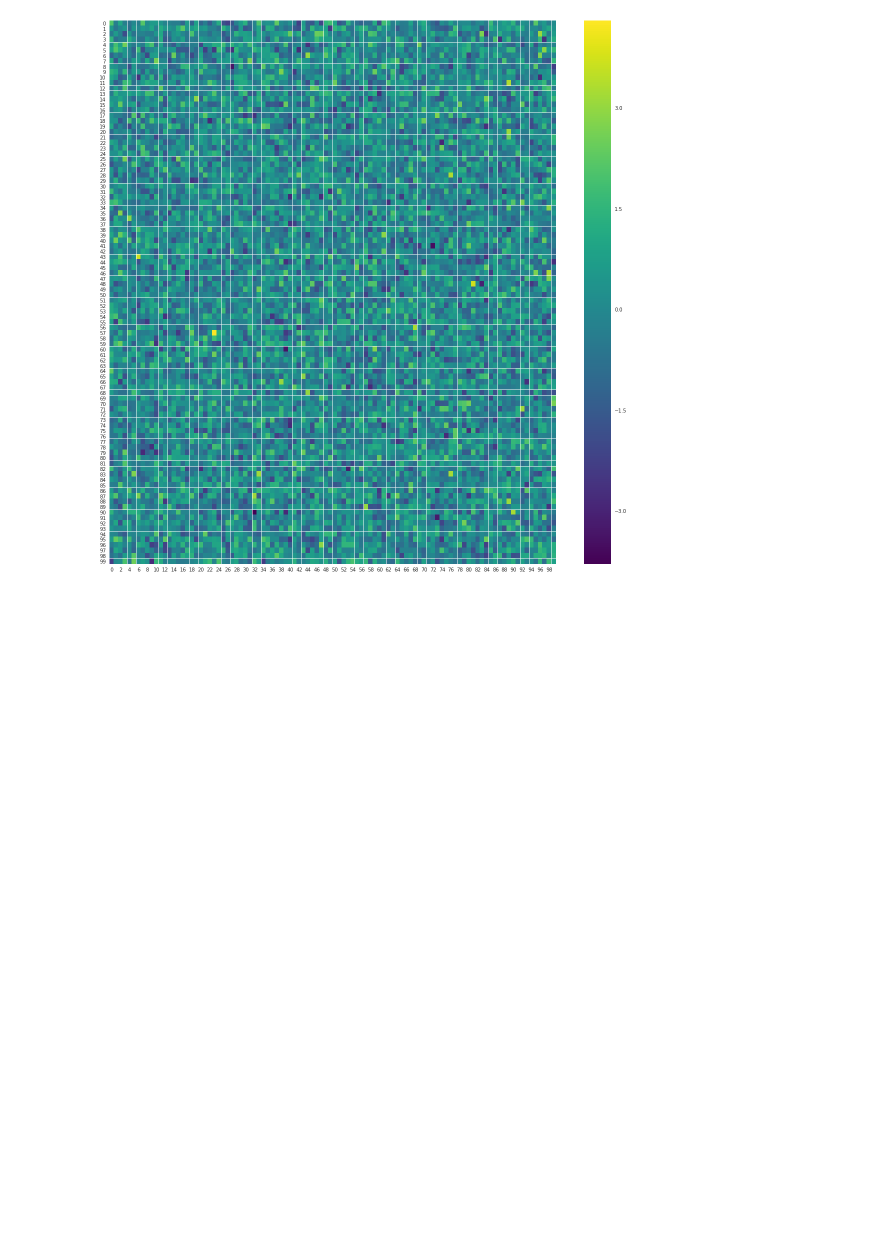
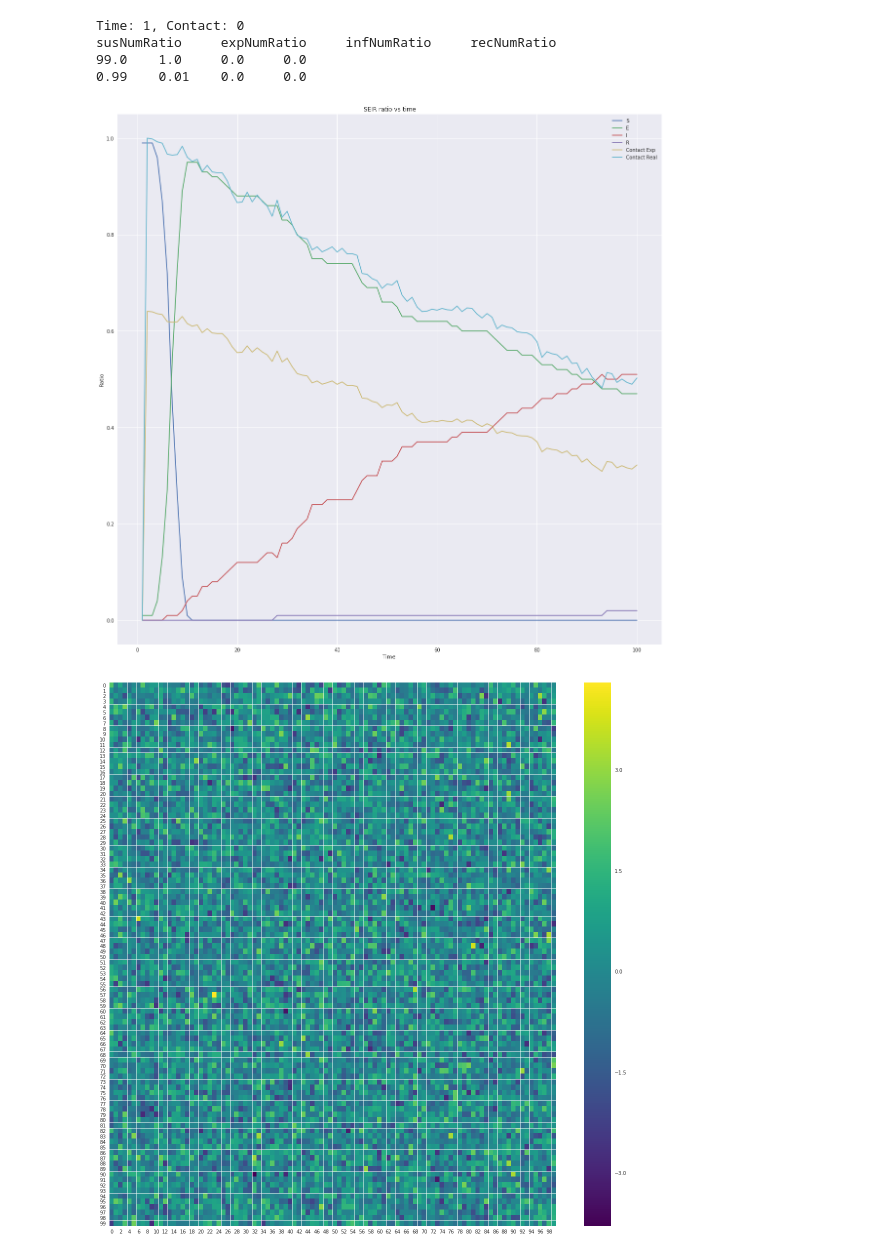
Before and after one commit to jligm-hash/5003grpProjects, a Jupyter notebook: finalCovid.ipynb, the cells around one changed output. Saved outputs shown, nothing was run; the diff lists cells and outputs as text; code cells hidden in the pictures; blank space fills up the shorter version.

```diff
--- a/finalCovid.ipynb
+++ b/finalCovid.ipynb
@@ -27,3 +36,4 @@ resSList = []
 resEList = []
 resIList = []
 resRList = []
+resContactList = []
@@ -42,17 +64,15 @@ for i in range(networkSym.shape[0]):
         if i == j :
             networkSym[i][j] = 0
 # %%
-# simulate
-
-# for time = t, check whether the agents have contact or not
-
+# initial the simulation
 myTime = 1
+contactCount = 0
 # at the begining we will assign the number of E patient
 susceptState[0] = 0
 exposedState[0] = 1
+timeAtBecomeE[0] = myTime
 
-# infectState
-# recoverState
+# infectState, recoverState
 
 susNumRatio = np.sum(susceptState)
 expNumRatio = np.sum(exposedState)
@@ -63,9 +83,21 @@ expRatio = expNumRatio/agentNum
 infRatio = infNumRatio/agentNum
 recRatio = recNumRatio/agentNum
 
-header = 'Time: '+str(myTime) + '\n' + '\t'.join(['susNumRatio', 'expNumRatio', 'infNumRatio', 'recNumRatio'])
+header = 'Time: '+str(myTime) + ', Contact: ' + str(contactCount) + '\n' + '\t'.join(['susNumRatio', 'expNumRatio', 'infNumRatio', 'recNumRatio'])
 prtStr = '\t'.join([str(i) for i in [susNumRatio, expNumRatio, infNumRatio, recNumRatio]])
 prtStr2 = '\t'.join([str(i) for i in [susRatio, expRatio, infRatio, recRatio]])
 
 print('\n'.join([header, prtStr, prtStr2]))
+
+resTime.append(myTime)
+resSList.append(susRatio)
+resEList.append(expRatio)
+resIList.append(infRatio)
+resRList.append(recRatio)
+resContactList.append(contactCount)
+# %% [output]
+Time: 1, Contact: 0
+susNumRatio     expNumRatio     infNumRatio     recNumRatio
+99.0    1.0     0.0     0.0
+0.99    0.01    0.0     0.0
 # %%
@@ -130,3 +201,36 @@ print('\n'.join([header, prtStr, prtStr2]))
+# %%
+# demo the output
+totalMaxContact = nCr(agentNum, 2)
+expectedMaxContactRatio = [i/totalMaxContact for i in resContactList]
+totalMaxContact =max(resContactList)
+realMaxContactRatio = [i/totalMaxContact for i in resContactList]
+
+fig, ax = plt.subplots(nrows=1, ncols=1,facecolor='white')
+plt.title('SEIR ratio vs time')
+plt.xlabel('Time')
+plt.ylabel('Ratio')
+ax.plot(resTime,resSList, label='S')
+ax.plot(resTime,resEList, label='E')
+ax.plot(resTime,resIList, label='I')
+ax.plot(resTime,resRList, label='R')
+ax.plot(resTime,expectedMaxContactRatio, label='Contact Exp')
+ax.plot(resTime,realMaxContactRatio, label='Contact Real')
+plt.legend()
+plt.show()
+ax.patch.set_facecolor('white')
+# plt.title('SEIR ratio vs time')
+# plt.xlabel('Time')
+# plt.ylabel('Ratio')
+# plt.plot(resTime,resSList, label='S')
+# plt.plot(resTime,resEList, label='E')
+# plt.plot(resTime,resIList, label='I')
+# plt.plot(resTime,resRList, label='R')
+# plt.plot(resTime,expectedMaxContactRatio, label='Contact Exp')
+# plt.plot(resTime,realMaxContactRatio, label='Contact Real')
+# plt.legend()
+# plt.show()
+# %% [output]
+[figure, added]
 # %%
 # time for E to I, this stage will
 susceptList = np.random.lognormal(mean=4.5, sigma=1.5, size=agentNum)
```
Also changed, not shown: parts of 5 cells of this notebook.
